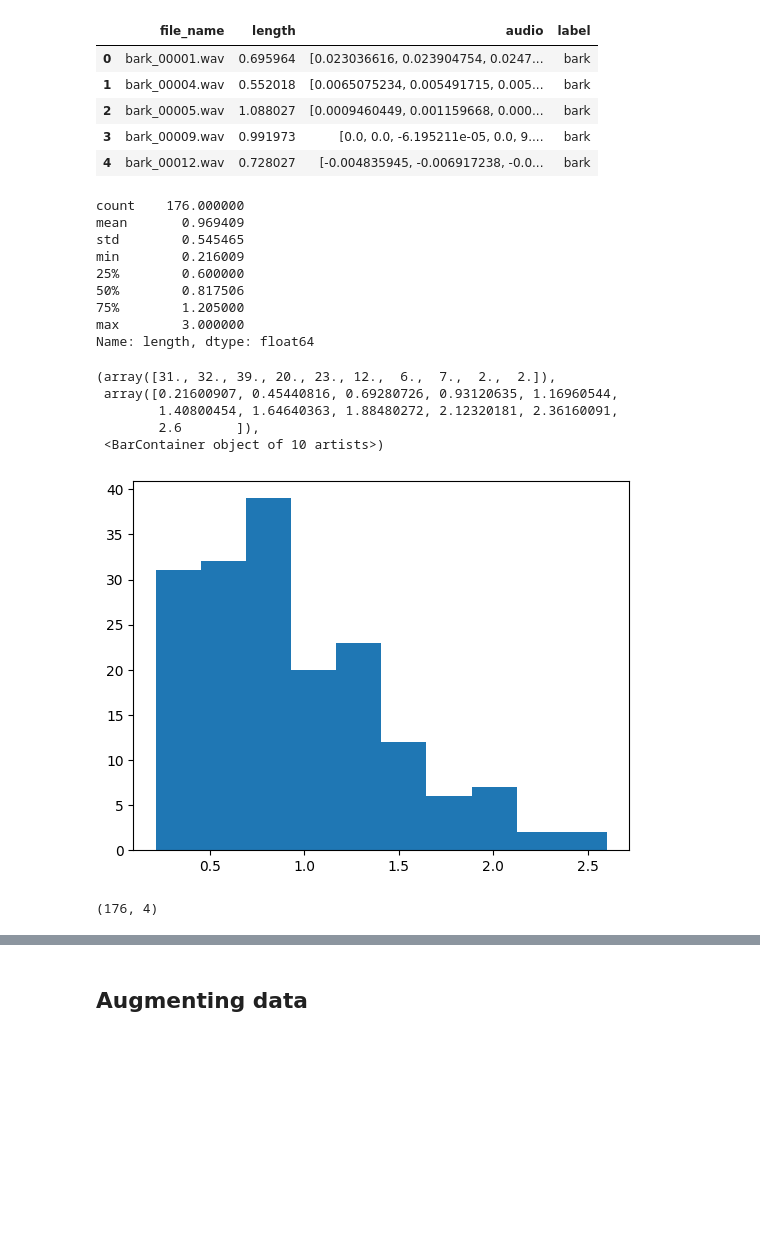
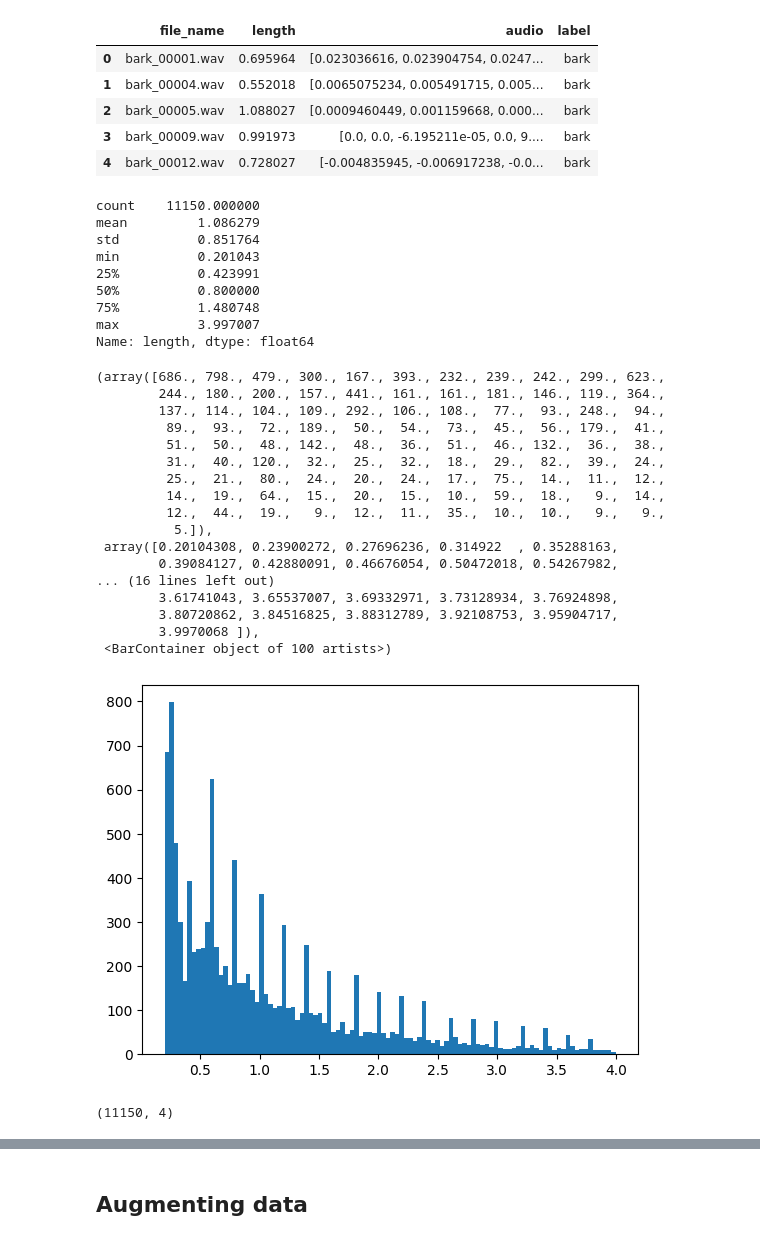
Before and after one commit to iamrblc/laica, a Jupyter notebook: notebooks/xgboost.ipynb, the cells around one changed output, grey strips where cells are left out. Drawn from its saved outputs; the diff is of its cells as text; code cells hidden in the pictures; blank space fills up the shorter version.

```diff
--- a/notebooks/xgboost.ipynb
+++ b/notebooks/xgboost.ipynb
@@ -28,7 +32,7 @@ import xgboost as xgb
 # %% [markdown]
 ## Setting up folder path
 # %%
-folder = '/Users/rblc/code/iamrblc/laica/audio/snippets_test_set/'
+folder = '/Users/rblc/code/iamrblc/laica/audio/snippets/'
 # %% [markdown]
 ## Creating the base snippet dataframe
 # %%
@@ -96,34 +101,46 @@ snippet_df.head()
 | 4 | bark_00012.wav | 0.728027 | [-0.004835945, -0.006917238, -0.0... | bark |
 # %%
 # CHANGE THIS TO 4 SECONDS IN LIVE VERSION
-# Create new df of audios between 0.2 and 3 seconds
-snippet_df = snippet_df[(snippet_df['length'] >= 0.2) & (snippet_df['length'] <= 3)]
+# Create new df of audios between 0.2 and 4 seconds
+snippet_df = snippet_df[(snippet_df['length'] >= 0.2) & (snippet_df['length'] <= 4)]
 # %%
 snippet_df.length.describe()
 # %% [output]
-count    176.000000
-mean       0.969409
-std        0.545465
-min        0.216009
-25%        0.600000
-50%        0.817506
-75%        1.205000
-max        3.000000
+count    11150.000000
+mean         1.086279
+std          0.851764
+min          0.201043
+25%          0.423991
+50%          0.800000
+75%          1.480748
+max          3.997007
 Name: length, dtype: float64
 # %%
 # histogram of lengths
-plt.hist(snippet_df['length'], bins = 10)
+plt.hist(snippet_df['length'], bins = 100)
 # %% [output]
-(array([31., 32., 39., 20., 23., 12.,  6.,  7.,  2.,  2.]),
- array([0.21600907, 0.45440816, 0.69280726, 0.93120635, 1.16960544,
-        1.40800454, 1.64640363, 1.88480272, 2.12320181, 2.36160091,
-        2.6       ]),
- <BarContainer object of 10 artists>)
+(array([686., 798., 479., 300., 167., 393., 232., 239., 242., 299., 623.,
+        244., 180., 200., 157., 441., 161., 161., 181., 146., 119., 364.,
+        137., 114., 104., 109., 292., 106., 108.,  77.,  93., 248.,  94.,
+         89.,  93.,  72., 189.,  50.,  54.,  73.,  45.,  56., 179.,  41.,
+         51.,  50.,  48., 142.,  48.,  36.,  51.,  46., 132.,  36.,  38.,
+         31.,  40., 120.,  32.,  25.,  32.,  18.,  29.,  82.,  39.,  24.,
+         25.,  21.,  80.,  24.,  20.,  24.,  17.,  75.,  14.,  11.,  12.,
+         14.,  19.,  64.,  15.,  20.,  15.,  10.,  59.,  18.,   9.,  14.,
+         12.,  44.,  19.,   9.,  12.,  11.,  35.,  10.,  10.,   9.,   9.,
+          5.]),
+ array([0.20104308, 0.23900272, 0.27696236, 0.314922  , 0.35288163,
+        0.39084127, 0.42880091, 0.46676054, 0.50472018, 0.54267982,
+... (16 lines left out)
+        3.61741043, 3.65537007, 3.69332971, 3.73128934, 3.76924898,
+        3.80720862, 3.84516825, 3.88312789, 3.92108753, 3.95904717,
+        3.9970068 ]),
+ <BarContainer object of 100 artists>)
-[figure, old version]
+[figure, new version]
 # %%
 snippet_df.shape
 # %% [output]
-(176, 4)
+(11150, 4)
 # %%
 snippet_df.label.value_counts()
 # %% [output]
```
Also changed, not shown: parts of 17 cells of this notebook.
